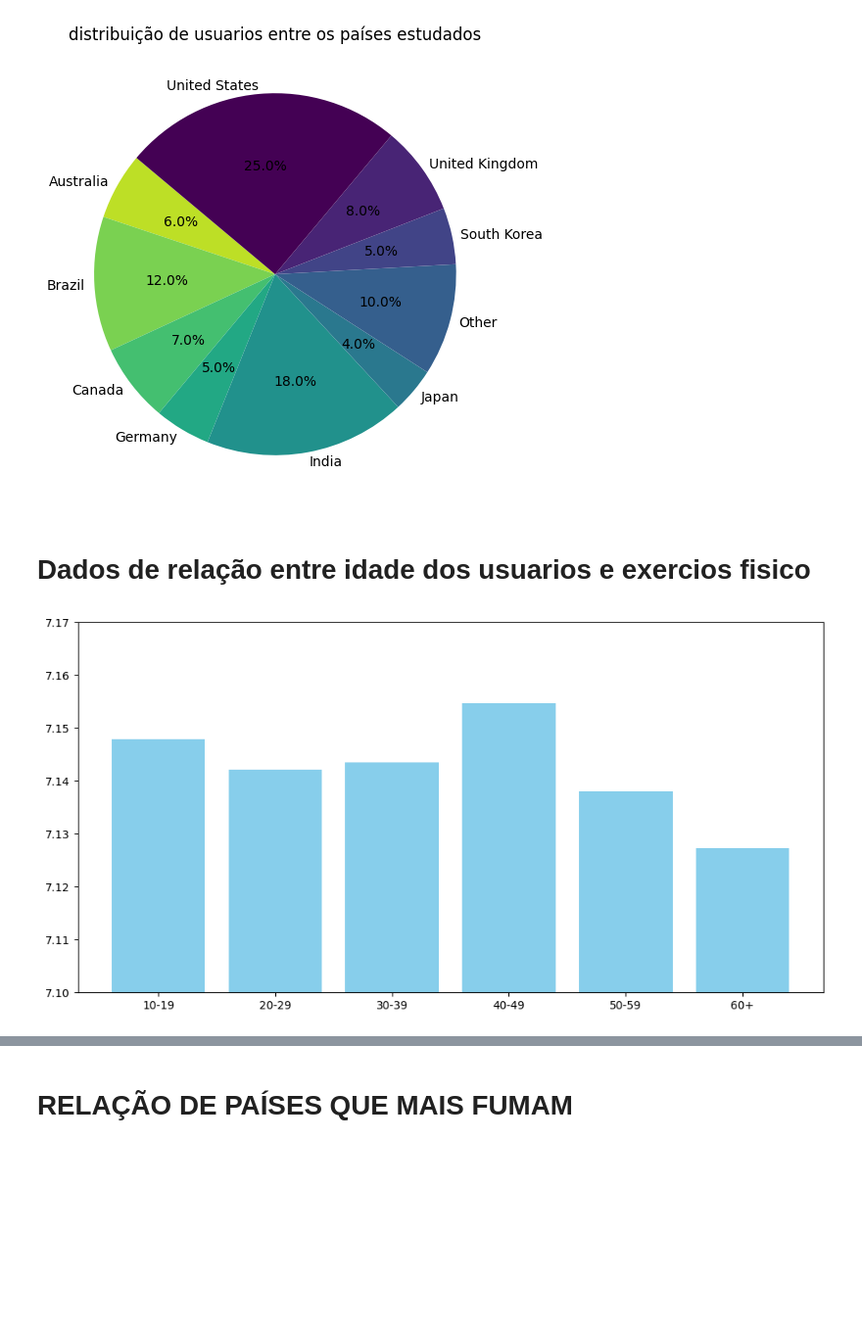
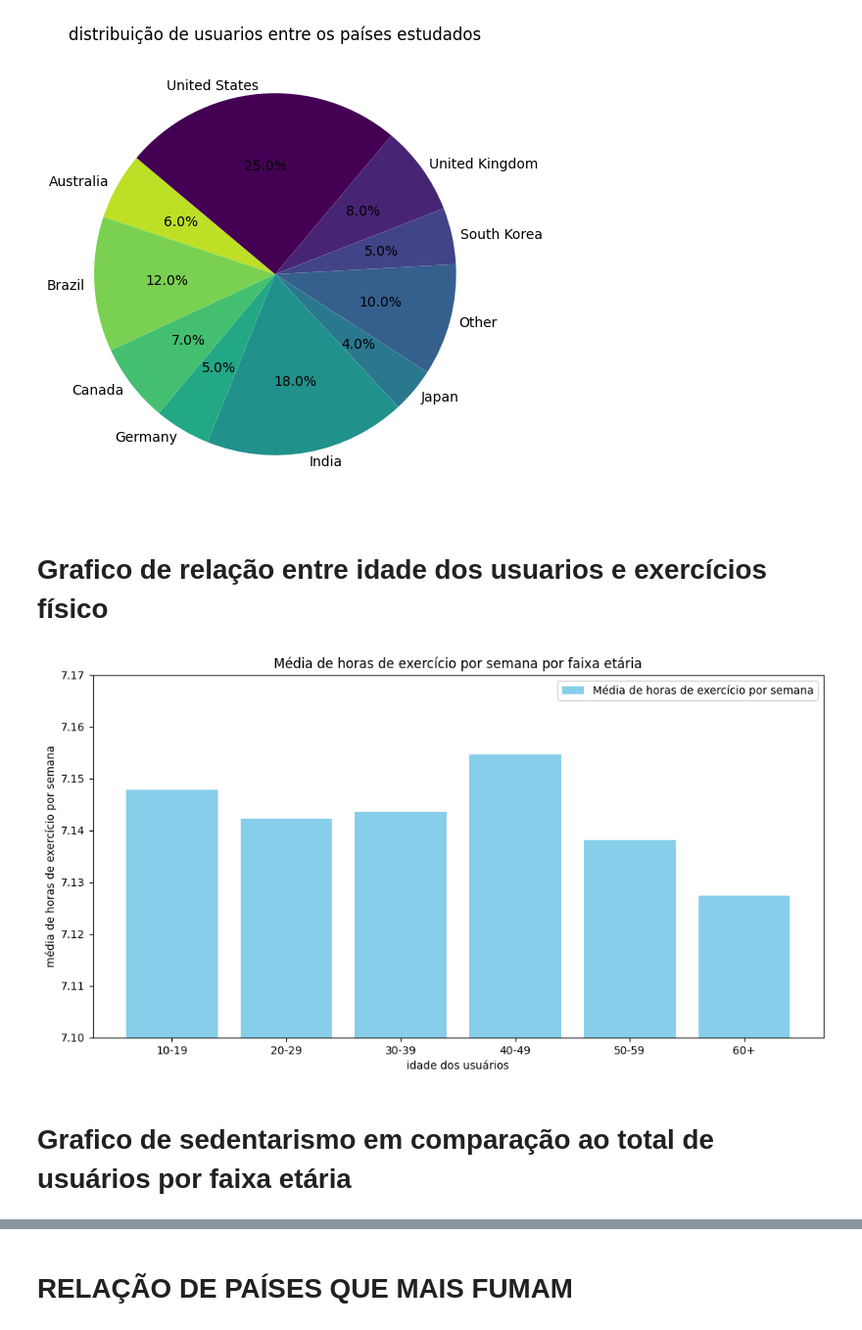
Before and after one commit to H3ytt0r62/SBD2-Social_Media_User_Analysis, a Jupyter notebook: Data layer/Raw/analytcs.ipynb, the cells around one changed output, grey strips where cells are left out. Shown at 98% size. Saved outputs shown, nothing was run; the diff lists cells and outputs as text; code cells hidden in the pictures; blank space fills up the shorter version.

Commit message:
feat/adição de mais graficos a raw

```diff
--- a/Data layer/Raw/analytcs.ipynb
+++ b/Data layer/Raw/analytcs.ipynb
@@ -37,18 +37,24 @@ plt.show()
 # %% [output]
 [figure]
 # %% [markdown]
-# Dados de relação entre idade dos usuarios e exercios fisico
+# Grafico de relação entre idade dos usuarios e exercícios físico
 # %%
 plt.figure(figsize=(12,6))
 bins = [10,20,30,40,50,60,70]
 labels = ['10-19','20-29','30-39','40-49','50-59','60+']
 df_raw['age_group'] = pd.cut(df_raw['age'], bins=bins, labels=labels)
-exer_por_idd = df_raw.groupby('age_group')['exercise_hours_per_week'].mean()
+exer_por_idd = df_raw.groupby('age_group', observed=True)['exercise_hours_per_week'].mean()
 plt.bar(exer_por_idd.index,exer_por_idd.values, color='skyblue',)
 plt.ylim(7.10,7.17)
+plt.xlabel("idade dos usuários")
+plt.ylabel("média de horas de exercício por semana")
+plt.title("Média de horas de exercício por semana por faixa etária")
+plt.legend(['Média de horas de exercício por semana'])
 plt.show()
 # %% [output]
-[figure, old version]
+[figure, new version]
+# %% [markdown]
+# Grafico de sedentarismo em comparação ao total de usuários por faixa etária
 # %%
 plt.figure(figsize=(12,6))
 df_raw['seden'] = df_raw['exercise_hours_per_week'] <= 2
```
Also changed, not shown: parts of 8 cells of this notebook.
